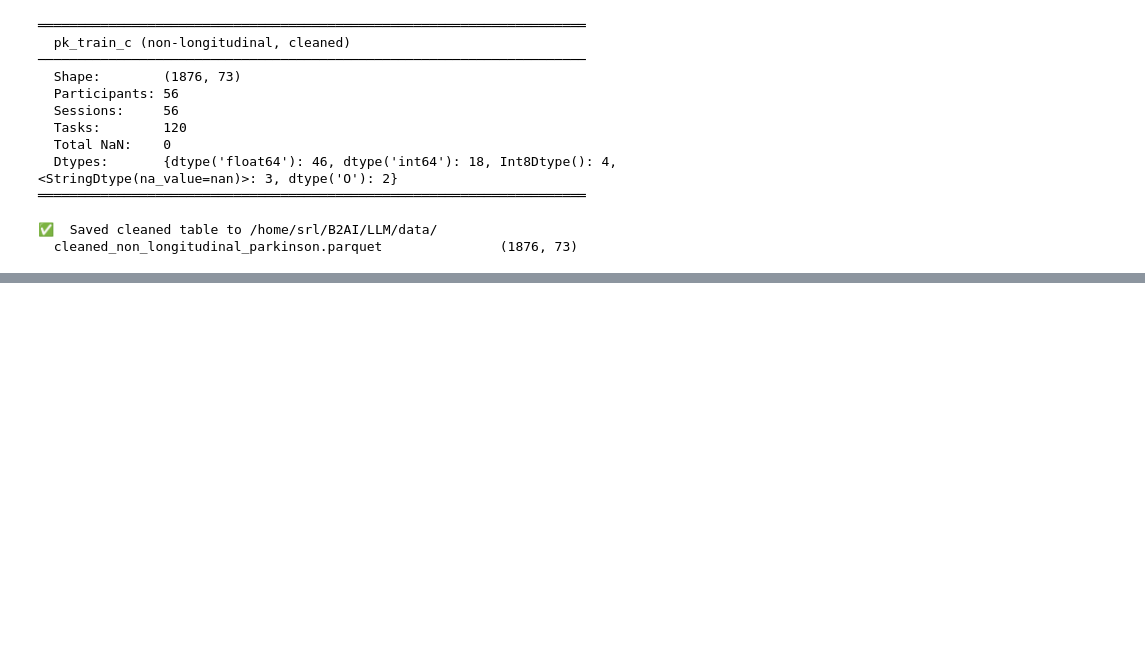
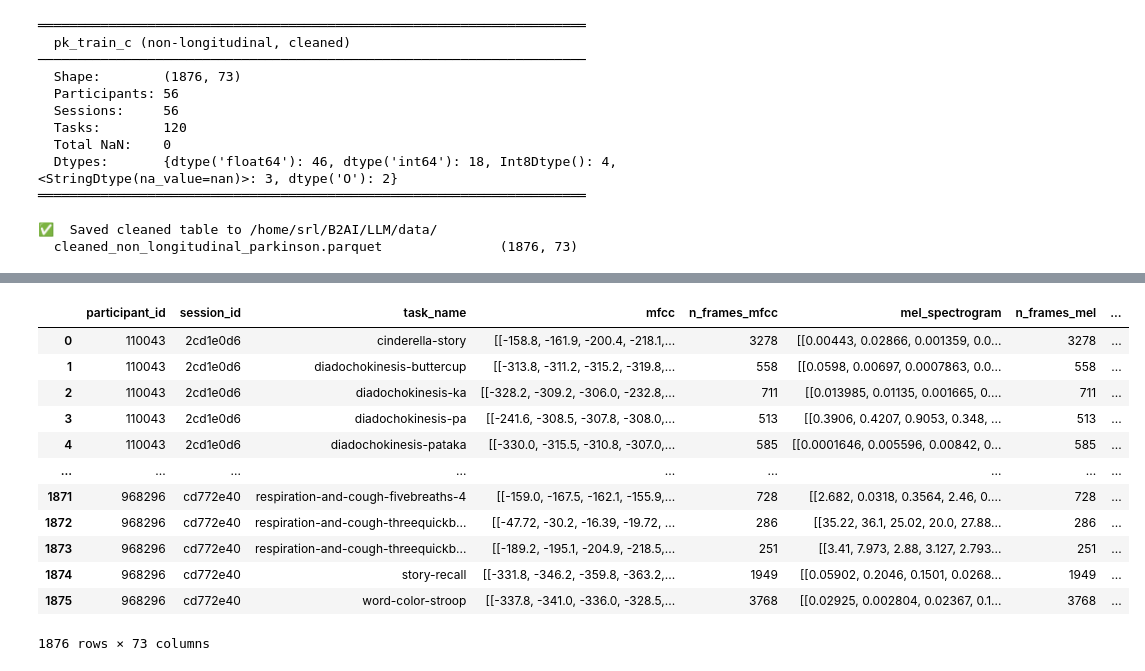
Before and after one commit to raqueljolis/LLM, a Jupyter notebook: data_cleaning.ipynb, the cells around one changed output, grey strips where cells are left out. Drawn from its saved outputs; the diff is of its cells as text; code cells hidden in the pictures; blank space fills up the shorter version.

```diff
--- a/data_cleaning.ipynb
+++ b/data_cleaning.ipynb
@@ -548,0 +762,16 @@ print(f"  {clean_path.name:55s}  {pk_train_c.shape}")
+# %%
+pk_train_c
+# %% [output]
+|  | participant_id | session_id | task_name | mfcc | n_frames_mfcc | mel_spectrogram | n_frames_mel | ... |
+| 0 | 110043 | 2cd1e0d6 | cinderella-story | [[-158.8, -161.9, -200.4, -218.1,... | 3278 | [[0.00443, 0.02866, 0.001359, 0.0... | 3278 | ... |
+| 1 | 110043 | 2cd1e0d6 | diadochokinesis-buttercup | [[-313.8, -311.2, -315.2, -319.8,... | 558 | [[0.0598, 0.00697, 0.0007863, 0.0... | 558 | ... |
+| 2 | 110043 | 2cd1e0d6 | diadochokinesis-ka | [[-328.2, -309.2, -306.0, -232.8,... | 711 | [[0.013985, 0.01135, 0.001665, 0.... | 711 | ... |
+| 3 | 110043 | 2cd1e0d6 | diadochokinesis-pa | [[-241.6, -308.5, -307.8, -308.0,... | 513 | [[0.3906, 0.4207, 0.9053, 0.348, ... | 513 | ... |
+| 4 | 110043 | 2cd1e0d6 | diadochokinesis-pataka | [[-330.0, -315.5, -310.8, -307.0,... | 585 | [[0.0001646, 0.005596, 0.00842, 0... | 585 | ... |
+| ... | ... | ... | ... | ... | ... | ... | ... | ... |
+| 1871 | 968296 | cd772e40 | respiration-and-cough-fivebreaths-4 | [[-159.0, -167.5, -162.1, -155.9,... | 728 | [[2.682, 0.0318, 0.3564, 2.46, 0.... | 728 | ... |
+| 1872 | 968296 | cd772e40 | respiration-and-cough-threequickb... | [[-47.72, -30.2, -16.39, -19.72, ... | 286 | [[35.22, 36.1, 25.02, 20.0, 27.88... | 286 | ... |
+| 1873 | 968296 | cd772e40 | respiration-and-cough-threequickb... | [[-189.2, -195.1, -204.9, -218.5,... | 251 | [[3.41, 7.973, 2.88, 3.127, 2.793... | 251 | ... |
+| 1874 | 968296 | cd772e40 | story-recall | [[-331.8, -346.2, -359.8, -363.2,... | 1949 | [[0.05902, 0.2046, 0.1501, 0.0268... | 1949 | ... |
+| 1875 | 968296 | cd772e40 | word-color-stroop | [[-337.8, -341.0, -336.0, -328.5,... | 3768 | [[0.02925, 0.002804, 0.02367, 0.1... | 3768 | ... |
+1876 rows × 73 columns
```
Also changed, not shown: parts of 19 cells of this notebook.
